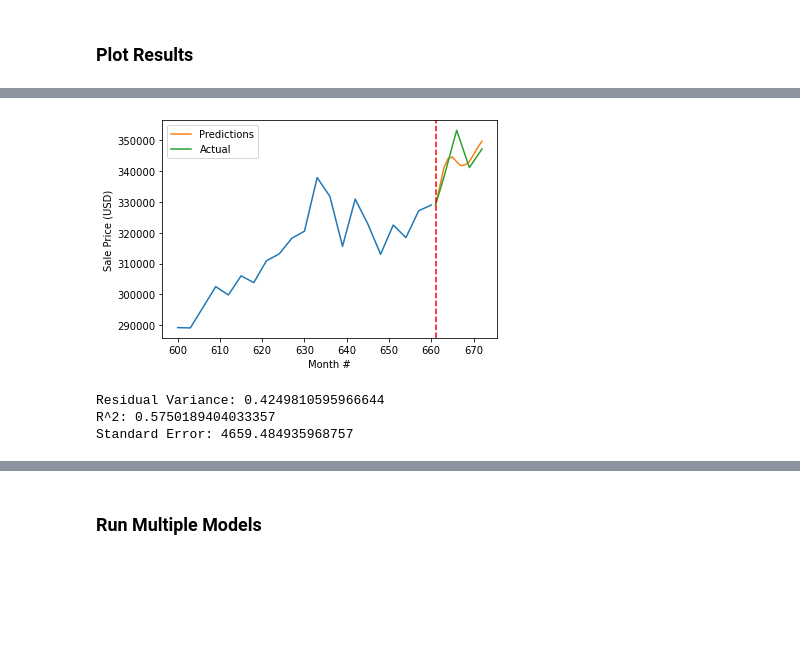
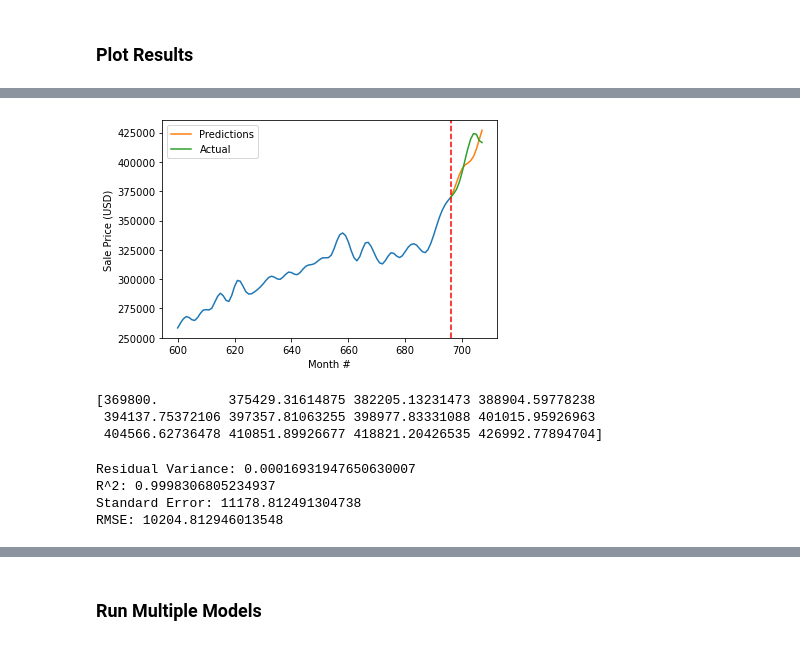
Before and after one commit to hsdistefa/mas-thesis, a Jupyter notebook: Model2.ipynb, the cells around one changed output, grey strips where cells are left out. Cells and saved outputs as stored; diff of their text form; code cells hidden in the pictures; blank space fills up the shorter version.

```diff
--- a/Model2.ipynb
+++ b/Model2.ipynb
@@ -32,3 +33,8 @@ Data columns (total 18 columns):
  17  logdiff_MSPUS               707 non-null    float64
 dtypes: float64(18)
 memory usage: 105.1 KB
+# %%
+df_transformed = pd.read_pickle('data/differenced_df.pkl')
+df_transformed = df_transformed.set_index('DATE')
+
+df_transformed.info()
@@ -372,7 +425,16 @@ print(len(y))
 # Predict future based only on last in sequence length
 
 # Get last MSPUS value before start of predictions
-FIRST_TARGET = actual_final[-(OUT_SEQ_LENGTH+1)]
+def get_test_actual(test_size, df):
+    test_start_idx = -test_size
+    df_idx = df.reset_index()
+    test_actual = df_idx.iloc[test_start_idx:]
+    test_actual = np.array(test_actual['MSPUS'])
+
+    return test_actual
+
+test_actual = get_test_actual(OUT_SEQ_LENGTH, df_raw)
+FIRST_TARGET = test_actual[0]
 
 def get_predictions(model, X_test_tensors, first_target):
     # Predictions
@@ -388,10 +450,13 @@ def get_predictions(model, X_test_tensors, first_target):
 test_predictions = get_predictions(lstm1, X_val_tensors, FIRST_TARGET)
 
 # Actual
-test_actual = y_val_tensors[-1].detach().numpy()  # Last actual y
-test_actual = minmax_scaler.inverse_transform(test_actual.reshape(1, -1))
-test_actual = test_actual[0].tolist()
-test_actual = inverse_pct_change(test_actual, FIRST_TARGET)
+
+#test_actual = np.array(test_actual['MSPUS'])
+
+#test_actual = y_val_tensors[-1].detach().numpy()  # Last actual y
+#test_actual = minmax_scaler.inverse_transform(test_actual.reshape(1, -1))
+#test_actual = test_actual[0].tolist()
+#test_actual = inverse_pct_change(test_actual, FIRST_TARGET)
 
 plt.plot(test_actual, label="Actual")
 plt.plot(test_predictions, label="Predicted")
@@ -404,27 +469,38 @@ plt.show()
 # %%
 # Full scale actual vs predicted plot
 
-def plot_actual_vs_pred(test_predictions, test_actual, actual_final, plot_savename):
-    N = len(actual_final)
+def plot_actual_vs_pred(test_predictions, test_actual, y, plot_savename):
+    N = len(y)
+    CUTOFF = 600  # 200 for quarterly data
 
-    actual_slice = [i for i in range(600, N - OUT_SEQ_LENGTH)]
+    actual_slice_end = N - OUT_SEQ_LENGTH + 1
+
+    actual_slice = [i for i in range(CUTOFF, actual_slice_end)]
     pred_slice = [i for i in range(N - OUT_SEQ_LENGTH, N)]
-    plt.plot(actual_slice, actual_final[600:N - OUT_SEQ_LENGTH])
+    plt.plot(actual_slice, y[CUTOFF:actual_slice_end])
     plt.plot(pred_slice, test_predictions, label='Predictions')
     plt.plot(pred_slice, test_actual, label='Actual')
-    plt.axvline(x=len(actual_final)-OUT_SEQ_LENGTH, c='red', linestyle='--')
+    plt.axvline(x=len(y)-OUT_SEQ_LENGTH, c='red', linestyle='--')
 
 
     plt.legend()
     plt.xlabel('Month #')
     plt.ylabel('Sale Price (USD)')
-    plt.savefig(plot_savename, bbox_inches='tight')
+    #plt.savefig(plot_savename, bbox_inches='tight')
     plt.show()
 
 plot_name = 'figures/scale_actual_vs_pred.png'
-plot_actual_vs_pred(test_predictions, test_actual, actual_final, plot_name)
+plot_actual_vs_pred(test_predictions, test_actual, df_raw['MSPUS'], plot_name)
 # %% [output]
-[figure, old version]
+[figure, new version]
+# %%
+# Save test predictions
+print(test_predictions)
+np.savetxt('best_test_preds.csv', test_predictions, delimiter=',')
+# %% [output]
+[369800.         375429.31614875 382205.13231473 388904.59778238
+ 394137.75372106 397357.81063255 398977.83331088 401015.95926963
+ 404566.62736478 410851.89926677 418821.20426535 426992.77894704]
 # %%
 # Compute standard error
 N = len(test_actual)
@@ -433,15 +509,24 @@ std_err = np.sqrt( SS_err / (N-2))
 
 # Compute residual variance
 # aka r^2 = 1 - R^2
-SS_tot = ((test_actual - test_actual.mean())**2).sum()
+y_vals = df_raw['MSPUS'].copy()
+SS_tot = ((y_vals - y_vals.mean())**2).sum()
 res_var = SS_err / SS_tot
 
+# Compute r squared
 r2 = 1 - res_var
+
+# Compute RMSE
+mse = sklearn.metrics.mean_squared_error(test_predictions, test_actual)
+rmse = np.sqrt(mse)
 
 print('Residual Variance:', res_var)
 print('R^2:', r2)
 print('Standard Error:', std_err)
+#print('MSE:', mse)
+print('RMSE:', rmse)
 # %% [output]
-Residual Variance: 0.4249810595966644
-R^2: 0.5750189404033357
-Standard Error: 4659.484935968757
+Residual Variance: 0.00016931947650630007
+R^2: 0.9998306805234937
+Standard Error: 11178.812491304738
+RMSE: 10204.812946013548
```
Also changed, not shown: parts of 20 cells of this notebook, 13 other files.
